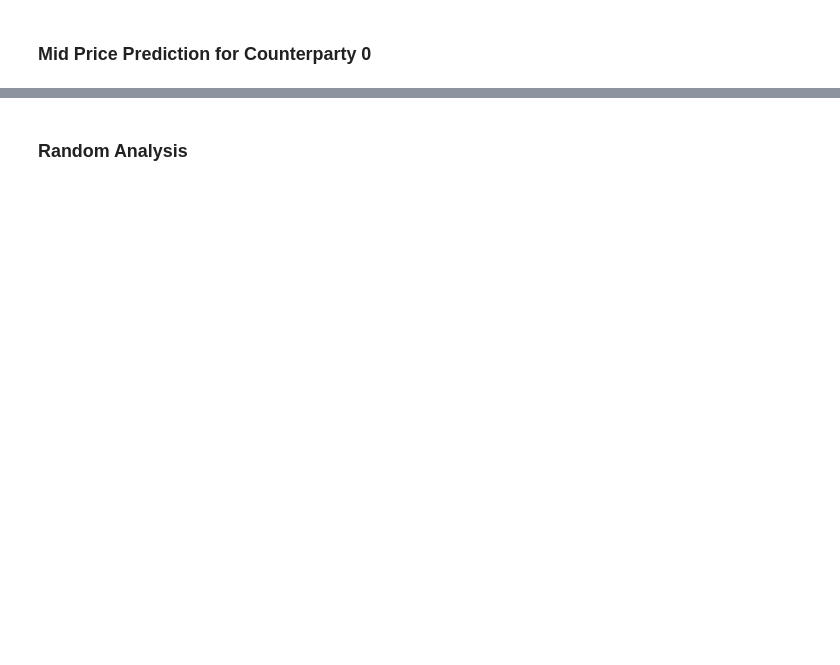
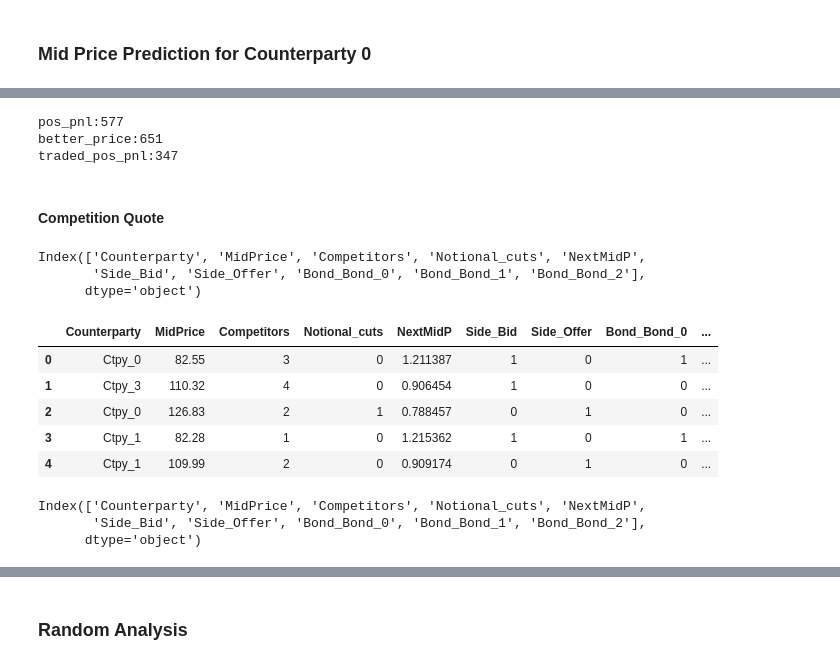
Before and after one commit to Davidfdaf/RFQ-project, a Jupyter notebook: RFQ_HB 2.ipynb, the cells around one changed output, grey strips where cells are left out. Saved outputs shown, nothing was run; the diff lists cells and outputs as text; code cells hidden in the pictures; blank space fills up the shorter version.

```diff
--- a/RFQ_HB 2.ipynb
+++ b/RFQ_HB 2.ipynb
@@ -423,0 +526,34 @@ delta_df3
+# %%
+pnl(bestquotes,test)
+# %% [output]
+pos_pnl:577
+better_price:651
+traded_pos_pnl:347
+# %% [markdown]
+#### Competition Quote
+# %%
+trial_test.columns
+# %% [output]
+Index(['Counterparty', 'MidPrice', 'Competitors', 'Notional_cuts', 'NextMidP',
+       'Side_Bid', 'Side_Offer', 'Bond_Bond_0', 'Bond_Bond_1', 'Bond_Bond_2'],
+      dtype='object')
+# %%
+##just random numbers to make the function run but this shouldn't affect the result
+competition['Traded'] = 1
+competition['NextMidPrice'] = 100
+# %%
+competition_rf = add_features_rf(competition.copy())
+competition_rf
+# %% [output]
+|  | Counterparty | MidPrice | Competitors | Notional_cuts | NextMidP | Side_Bid | Side_Offer | Bond_Bond_0 | ... |
+| 0 | Ctpy_0 | 82.55 | 3 | 0 | 1.211387 | 1 | 0 | 1 | ... |
+| 1 | Ctpy_3 | 110.32 | 4 | 0 | 0.906454 | 1 | 0 | 0 | ... |
+| 2 | Ctpy_0 | 126.83 | 2 | 1 | 0.788457 | 0 | 1 | 0 | ... |
+| 3 | Ctpy_1 | 82.28 | 1 | 0 | 1.215362 | 1 | 0 | 1 | ... |
+| 4 | Ctpy_1 | 109.99 | 2 | 0 | 0.909174 | 0 | 1 | 0 | ... |
+# %%
+competition_rf.columns
+# %% [output]
+Index(['Counterparty', 'MidPrice', 'Competitors', 'Notional_cuts', 'NextMidP',
+       'Side_Bid', 'Side_Offer', 'Bond_Bond_0', 'Bond_Bond_1', 'Bond_Bond_2'],
+      dtype='object')
```
Also changed, not shown: parts of 31 cells of this notebook.
